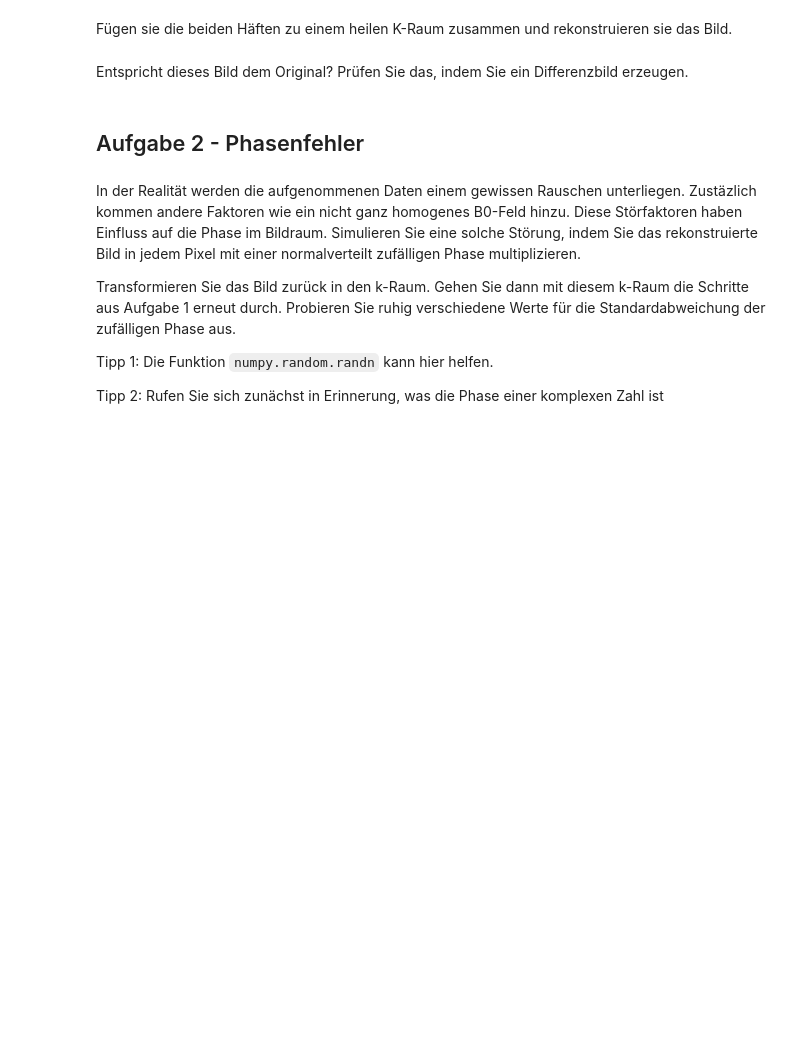
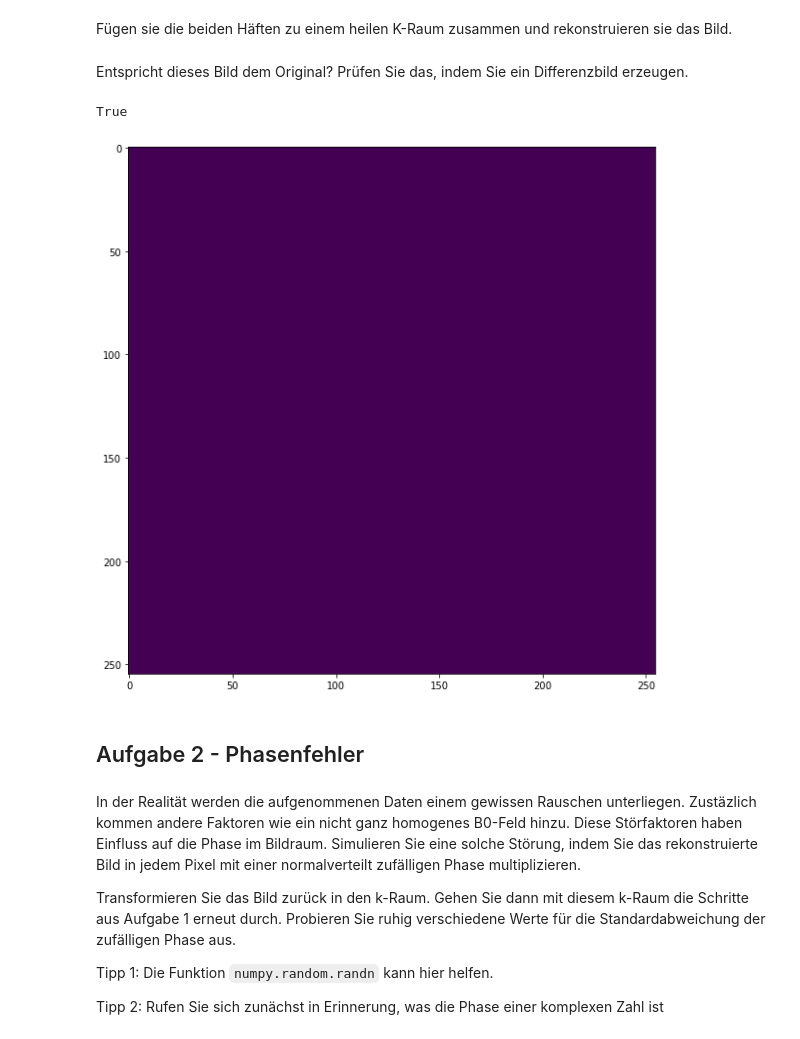
Before and after one commit to DaveMichaelson/Magnetresonanzbildgebung, a Jupyter notebook: 05.ipynb, the cells around one changed output. Saved outputs shown, nothing was run; the diff lists cells and outputs as text; code cells hidden in the pictures; blank space fills up the shorter version.

```diff
--- a/05.ipynb
+++ b/05.ipynb
@@ -34,6 +68,14 @@ Berechnen Sie nun die untere Hälfte des K-Raums ausschließlich unter Verwendun
 Fügen sie die beiden Häften zu einem heilen K-Raum zusammen und rekonstruieren sie das Bild.
 # %% [markdown]
 Entspricht dieses Bild dem Original? Prüfen Sie das, indem Sie ein Differenzbild erzeugen.
+# %%
+diff_image = ifft(deleted_kspace) - ifft(rec_kspace)
+imshow(diff_image)
+
+print(np.all(np.isclose(diff_image, 0)))
+# %% [output]
+True
+[figure, added]
 # %% [markdown]
 ## Aufgabe 2 - Phasenfehler
 # %% [markdown]
```
Also changed, not shown: parts of 5 cells of this notebook, 1 other file.
